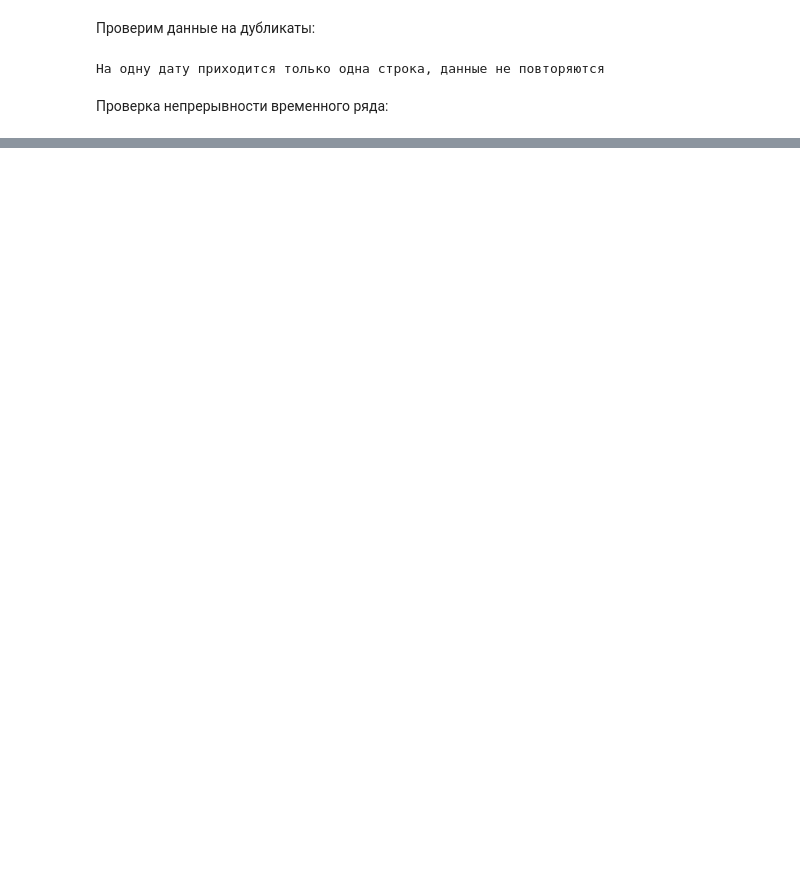
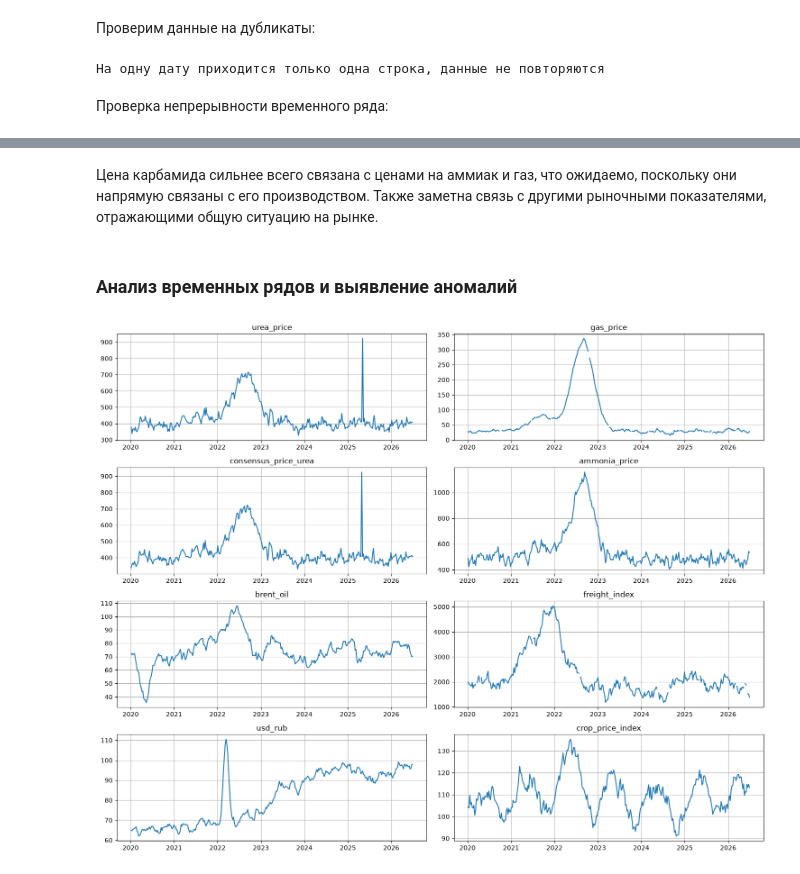
Before and after one commit to Alexander8841/fartilizer_market_analysis, a Jupyter notebook: notebook.ipynb, the cells around one changed output, grey strips where cells are left out. Drawn from its saved outputs; the diff is of its cells as text; code cells hidden in the pictures; blank space fills up the shorter version.

```diff
--- a/notebook.ipynb
+++ b/notebook.ipynb
@@ -147,12 +176,0 @@ plt.tight_layout()
-# %%
-prices_filled = prices.copy()
-prices_filled[cols_with_nans] = prices_filled[cols_with_nans].ffill()
-
-fig, axes = plt.subplots(3, 1, figsize=(10, 6))
-axes = axes.flatten()
-for i, col in enumerate(cols_with_nans):
-    axes[i].plot(prices_filled.date, prices_filled[col])
-    axes[i].set_title(col)
-plt.tight_layout()
-
-print("Осталось пропусков:", prices_filled.isna().sum().sum())
@@ -259,0 +206,30 @@ prices_cleaned.loc[idx-2:idx+2, ['date', 'urea_price']]
+# %% [markdown]
+Цена карбамида сильнее всего связана с ценами на аммиак и газ, что ожидаемо, поскольку они напрямую связаны с его производством. Также заметна связь с другими рыночными показателями, отражающими общую ситуацию на рынке.
+# %% [markdown]
+### Анализ временных рядов и выявление аномалий
+# %%
+key_features = [
+    'urea_price',           # целевой признак - цена карбамида (азотного удобрения)
+    'gas_price',            # цена природного газа - сырье для аммиака
+    'consensus_price_urea', # консенсус-оценка цены карбамида
+    'ammonia_price',        # цена аммиака - полупродукт для азотных удобрений
+    'brent_oil',            # стоимость нефти - влияет на логистику и добычу сырья
+    'freight_index',        # стоимость морских перевозок
+    'usd_rub',              # доллар к рублю, влияет, так как Россия - один из крупнейших экспортеров
+    'crop_price_index'      # индекс цен на агрокультуры (прокси спроса на удобрения)
+]
+
+fig, axes = plt.subplots(4, 2, figsize=(15, 12))
+axes = axes.flatten()
+
+for i, col in enumerate(key_features):
+    axes[i].plot(prices.index, prices[col])
+    axes[i].set_title(col)
+    axes[i].grid()
+
+for j in range(len(key_features), len(axes)):
+    fig.delaxes(axes[j])
+
+plt.tight_layout()
+# %% [output]
+[figure, added]
```
Also changed, not shown: parts of 134 cells of this notebook, 4 other files.
